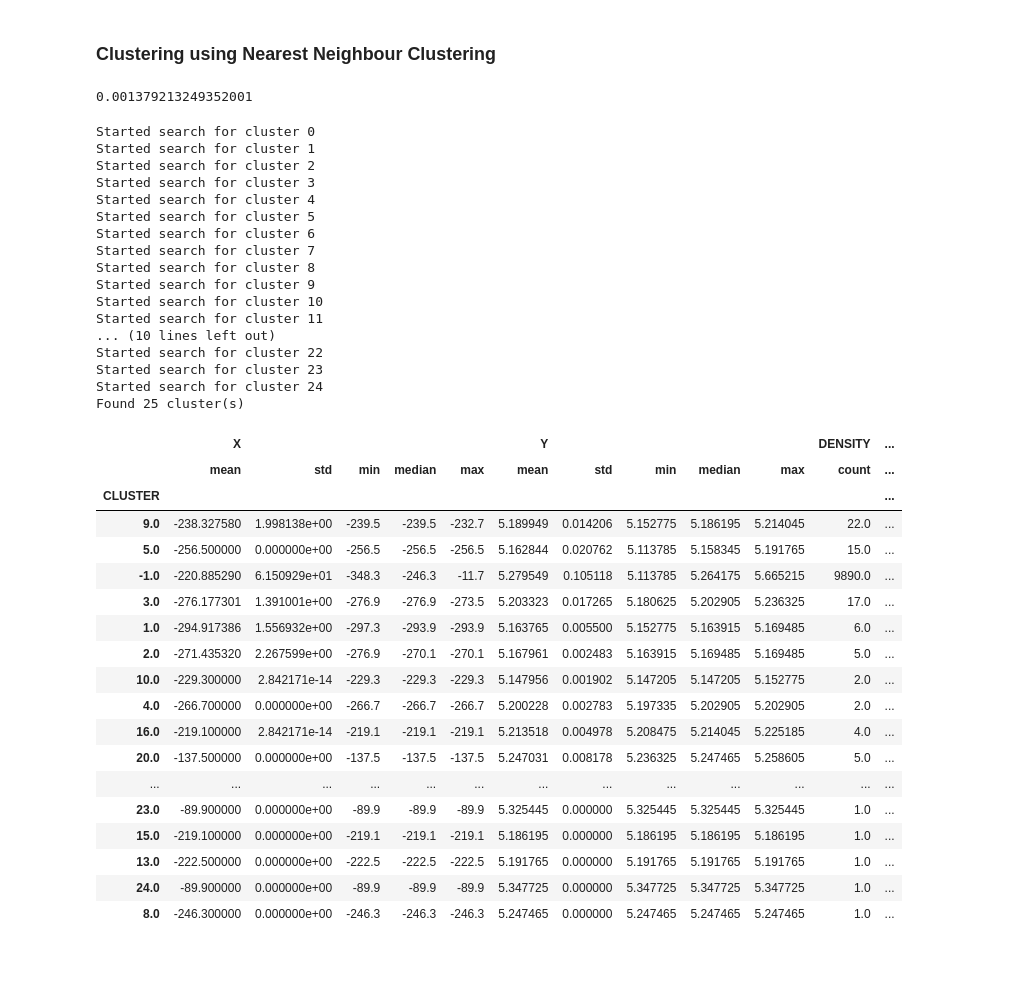
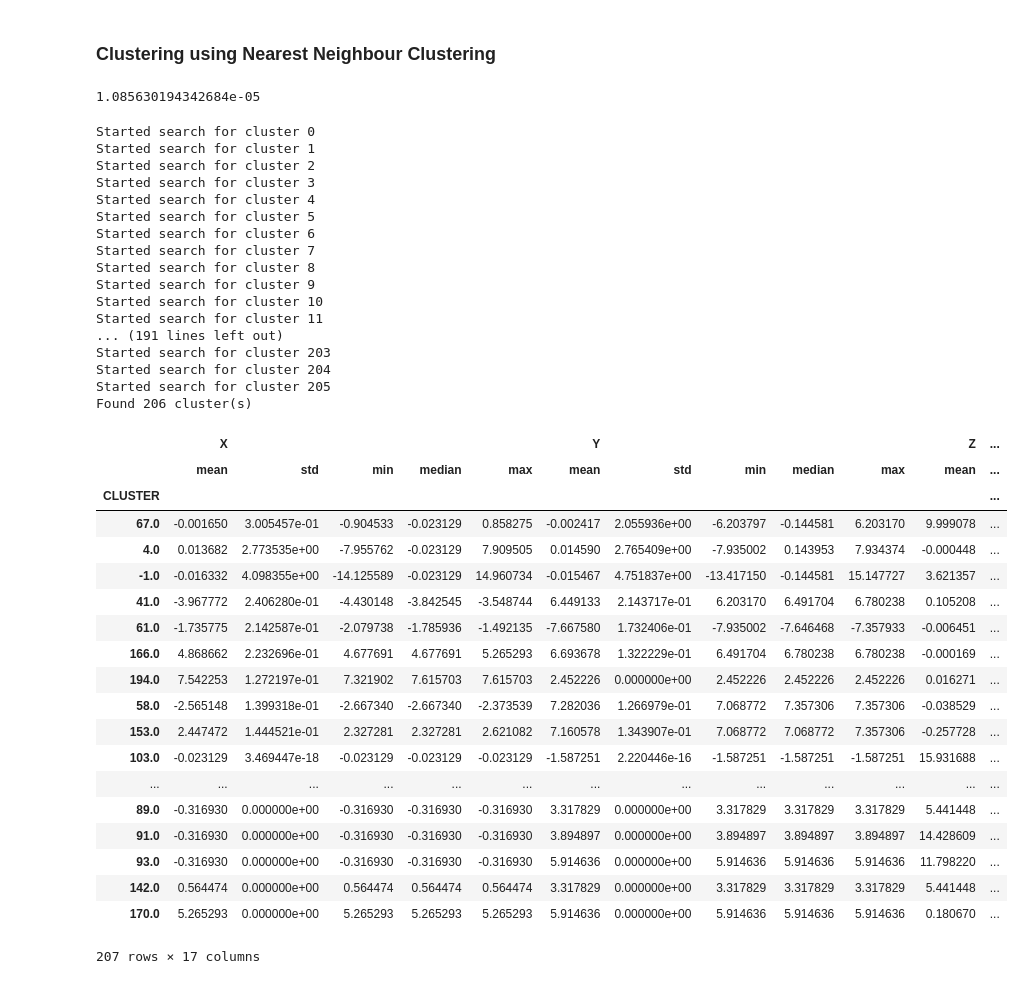
Before and after one commit to mexxexx/ionsrcopt, a Jupyter notebook: Accuracy_Test/Histogram_Clustering_Tests.ipynb, the cells around one changed output. Cells and saved outputs as stored; diff of their text form; code cells hidden in the pictures.

```diff
--- a/Accuracy_Test/Histogram_Clustering_Tests.ipynb
+++ b/Accuracy_Test/Histogram_Clustering_Tests.ipynb
@@ -358,8 +358,8 @@ Filtering data...
 ### Plotting the sample data
 #### 2D Plot
 # %%
-bins = [100, 100]
-cols_to_cluster = ['X', 'Y']
+bins = [100, 100, 100]
+cols_to_cluster = ['X', 'Y', 'Z']
 H, edges = generate_density_histogram(df, cols_to_cluster, bins)
 # %%
 import matplotlib.pyplot as plt
@@ -421,7 +421,7 @@ hist_std = np.std(H)
 threshold = hist_mean+hist_std
 threshold
 # %% [output]
-0.001379213249352001
+1.085630194342684e-05
 # %%
 clusters = nearest_neighbour_clustering(H, bins, threshold)
 cl_df = create_cluster_frame(edges, H, bins, clusters, cols_to_cluster)
@@ -438,30 +438,32 @@ Started search for cluster 8
 Started search for cluster 9
 Started search for cluster 10
 Started search for cluster 11
-... (10 lines left out)
-Started search for cluster 22
-Started search for cluster 23
-Started search for cluster 24
-Found 25 cluster(s)
+... (191 lines left out)
+Started search for cluster 203
+Started search for cluster 204
+Started search for cluster 205
+Found 206 cluster(s)
 # %%
-describe_clusters(cl_df, cols_to_cluster)
+described = describe_clusters(cl_df, cols_to_cluster)
+described
 # %% [output]
-|  | X |  |  |  |  | Y |  |  |  |  | DENSITY | ... |
-|  | mean | std | min | median | max | mean | std | min | median | max | count | ... |
+|  | X |  |  |  |  | Y |  |  |  |  | Z | ... |
+|  | mean | std | min | median | max | mean | std | min | median | max | mean | ... |
 | CLUSTER |  |  |  |  |  |  |  |  |  |  |  | ... |
-| 9.0 | -238.327580 | 1.998138e+00 | -239.5 | -239.5 | -232.7 | 5.189949 | 0.014206 | 5.152775 | 5.186195 | 5.214045 | 22.0 | ... |
-| 5.0 | -256.500000 | 0.000000e+00 | -256.5 | -256.5 | -256.5 | 5.162844 | 0.020762 | 5.113785 | 5.158345 | 5.191765 | 15.0 | ... |
-| -1.0 | -220.885290 | 6.150929e+01 | -348.3 | -246.3 | -11.7 | 5.279549 | 0.105118 | 5.113785 | 5.264175 | 5.665215 | 9890.0 | ... |
-| 3.0 | -276.177301 | 1.391001e+00 | -276.9 | -276.9 | -273.5 | 5.203323 | 0.017265 | 5.180625 | 5.202905 | 5.236325 | 17.0 | ... |
-| 1.0 | -294.917386 | 1.556932e+00 | -297.3 | -293.9 | -293.9 | 5.163765 | 0.005500 | 5.152775 | 5.163915 | 5.169485 | 6.0 | ... |
-| 2.0 | -271.435320 | 2.267599e+00 | -276.9 | -270.1 | -270.1 | 5.167961 | 0.002483 | 5.163915 | 5.169485 | 5.169485 | 5.0 | ... |
-| 10.0 | -229.300000 | 2.842171e-14 | -229.3 | -229.3 | -229.3 | 5.147956 | 0.001902 | 5.147205 | 5.147205 | 5.152775 | 2.0 | ... |
-| 4.0 | -266.700000 | 0.000000e+00 | -266.7 | -266.7 | -266.7 | 5.200228 | 0.002783 | 5.197335 | 5.202905 | 5.202905 | 2.0 | ... |
-| 16.0 | -219.100000 | 2.842171e-14 | -219.1 | -219.1 | -219.1 | 5.213518 | 0.004978 | 5.208475 | 5.214045 | 5.225185 | 4.0 | ... |
-| 20.0 | -137.500000 | 0.000000e+00 | -137.5 | -137.5 | -137.5 | 5.247031 | 0.008178 | 5.236325 | 5.247465 | 5.258605 | 5.0 | ... |
+| 67.0 | -0.001650 | 3.005457e-01 | -0.904533 | -0.023129 | 0.858275 | -0.002417 | 2.055936e+00 | -6.203797 | -0.144581 | 6.203170 | 9.999078 | ... |
+| 4.0 | 0.013682 | 2.773535e+00 | -7.955762 | -0.023129 | 7.909505 | 0.014590 | 2.765409e+00 | -7.935002 | 0.143953 | 7.934374 | -0.000448 | ... |
+| -1.0 | -0.016332 | 4.098355e+00 | -14.125589 | -0.023129 | 14.960734 | -0.015467 | 4.751837e+00 | -13.417150 | -0.144581 | 15.147727 | 3.621357 | ... |
+| 41.0 | -3.967772 | 2.406280e-01 | -4.430148 | -3.842545 | -3.548744 | 6.449133 | 2.143717e-01 | 6.203170 | 6.491704 | 6.780238 | 0.105208 | ... |
+| 61.0 | -1.735775 | 2.142587e-01 | -2.079738 | -1.785936 | -1.492135 | -7.667580 | 1.732406e-01 | -7.935002 | -7.646468 | -7.357933 | -0.006451 | ... |
+| 166.0 | 4.868662 | 2.232696e-01 | 4.677691 | 4.677691 | 5.265293 | 6.693678 | 1.322229e-01 | 6.491704 | 6.780238 | 6.780238 | -0.000169 | ... |
+| 194.0 | 7.542253 | 1.272197e-01 | 7.321902 | 7.615703 | 7.615703 | 2.452226 | 0.000000e+00 | 2.452226 | 2.452226 | 2.452226 | 0.016271 | ... |
+| 58.0 | -2.565148 | 1.399318e-01 | -2.667340 | -2.667340 | -2.373539 | 7.282036 | 1.266979e-01 | 7.068772 | 7.357306 | 7.357306 | -0.038529 | ... |
+| 153.0 | 2.447472 | 1.444521e-01 | 2.327281 | 2.327281 | 2.621082 | 7.160578 | 1.343907e-01 | 7.068772 | 7.068772 | 7.357306 | -0.257728 | ... |
+| 103.0 | -0.023129 | 3.469447e-18 | -0.023129 | -0.023129 | -0.023129 | -1.587251 | 2.220446e-16 | -1.587251 | -1.587251 | -1.587251 | 15.931688 | ... |
 | ... | ... | ... | ... | ... | ... | ... | ... | ... | ... | ... | ... | ... |
-| 23.0 | -89.900000 | 0.000000e+00 | -89.9 | -89.9 | -89.9 | 5.325445 | 0.000000 | 5.325445 | 5.325445 | 5.325445 | 1.0 | ... |
-| 15.0 | -219.100000 | 0.000000e+00 | -219.1 | -219.1 | -219.1 | 5.186195 | 0.000000 | 5.186195 | 5.186195 | 5.186195 | 1.0 | ... |
-| 13.0 | -222.500000 | 0.000000e+00 | -222.5 | -222.5 | -222.5 | 5.191765 | 0.000000 | 5.191765 | 5.191765 | 5.191765 | 1.0 | ... |
-| 24.0 | -89.900000 | 0.000000e+00 | -89.9 | -89.9 | -89.9 | 5.347725 | 0.000000 | 5.347725 | 5.347725 | 5.347725 | 1.0 | ... |
-| 8.0 | -246.300000 | 0.000000e+00 | -246.3 | -246.3 | -246.3 | 5.247465 | 0.000000 | 5.247465 | 5.247465 | 5.247465 | 1.0 | ... |
+| 89.0 | -0.316930 | 0.000000e+00 | -0.316930 | -0.316930 | -0.316930 | 3.317829 | 0.000000e+00 | 3.317829 | 3.317829 | 3.317829 | 5.441448 | ... |
+| 91.0 | -0.316930 | 0.000000e+00 | -0.316930 | -0.316930 | -0.316930 | 3.894897 | 0.000000e+00 | 3.894897 | 3.894897 | 3.894897 | 14.428609 | ... |
+| 93.0 | -0.316930 | 0.000000e+00 | -0.316930 | -0.316930 | -0.316930 | 5.914636 | 0.000000e+00 | 5.914636 | 5.914636 | 5.914636 | 11.798220 | ... |
+| 142.0 | 0.564474 | 0.000000e+00 | 0.564474 | 0.564474 | 0.564474 | 3.317829 | 0.000000e+00 | 3.317829 | 3.317829 | 3.317829 | 5.441448 | ... |
+| 170.0 | 5.265293 | 0.000000e+00 | 5.265293 | 5.265293 | 5.265293 | 5.914636 | 0.000000e+00 | 5.914636 | 5.914636 | 5.914636 | 0.180670 | ... |
+207 rows × 17 columns
```
Also changed, not shown: parts of 3 cells of this notebook, 12 other files.
